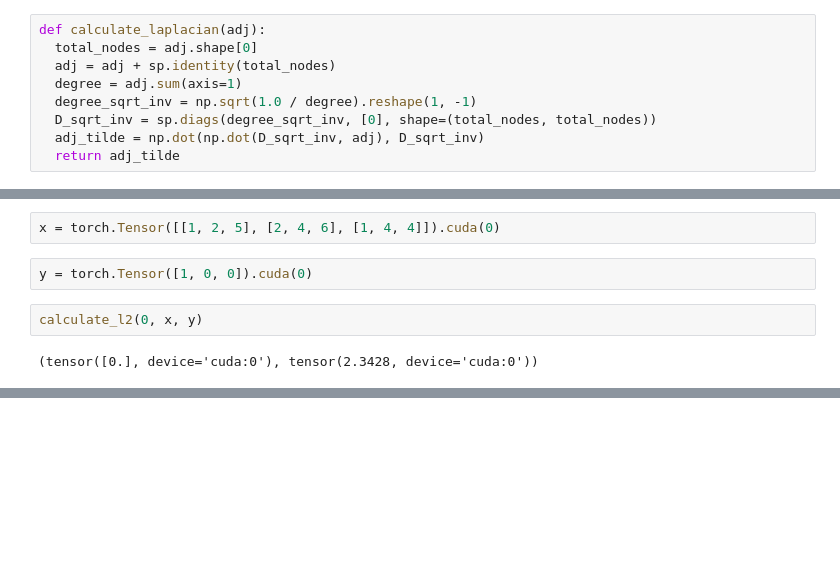
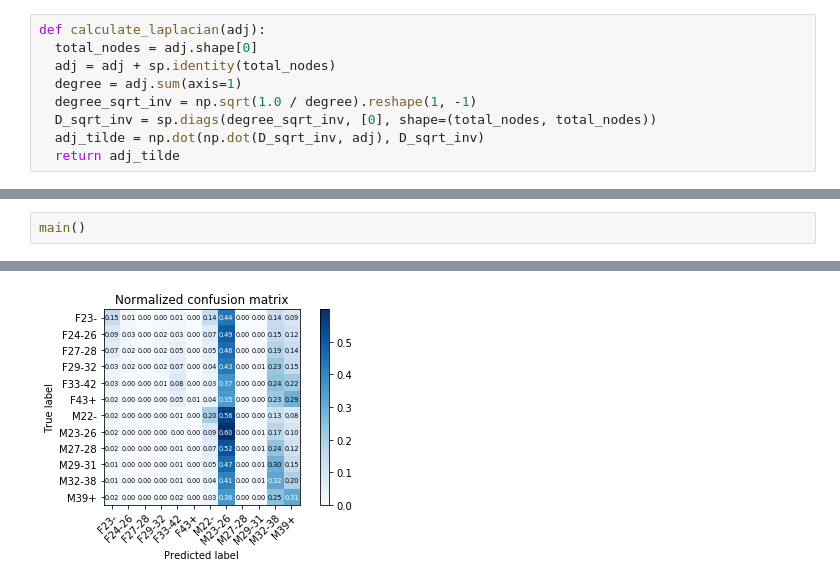
Before and after one commit to wanghran/CS247_Project, a Jupyter notebook: GCN_drive.ipynb, the cells around one changed output, grey strips where cells are left out. Saved outputs shown, nothing was run; the diff lists cells and outputs as text; blank space fills up the shorter version.

```diff
--- a/GCN_drive.ipynb
+++ b/GCN_drive.ipynb
@@ -484,8 +521,3 @@ tensor(0.5157, device='cuda:0', grad_fn=<AddBackward0>) tensor(0.5195, device='c
-# %%
-x = torch.Tensor([[1, 2, 5], [2, 4, 6], [1, 4, 4]]).cuda(0)
-# %%
-y = torch.Tensor([1, 0, 0]).cuda(0)
-# %%
-calculate_l2(0, x, y)
-# %% [output]
-(tensor([0.], device='cuda:0'), tensor(2.3428, device='cuda:0'))
+# %%
+main()
+# %% [output]
@@ -491,0 +541 @@ calculate_l2(0, x, y)
+[figure, added]
```
Also changed, not shown: parts of 10 cells of this notebook, 12 other files.
